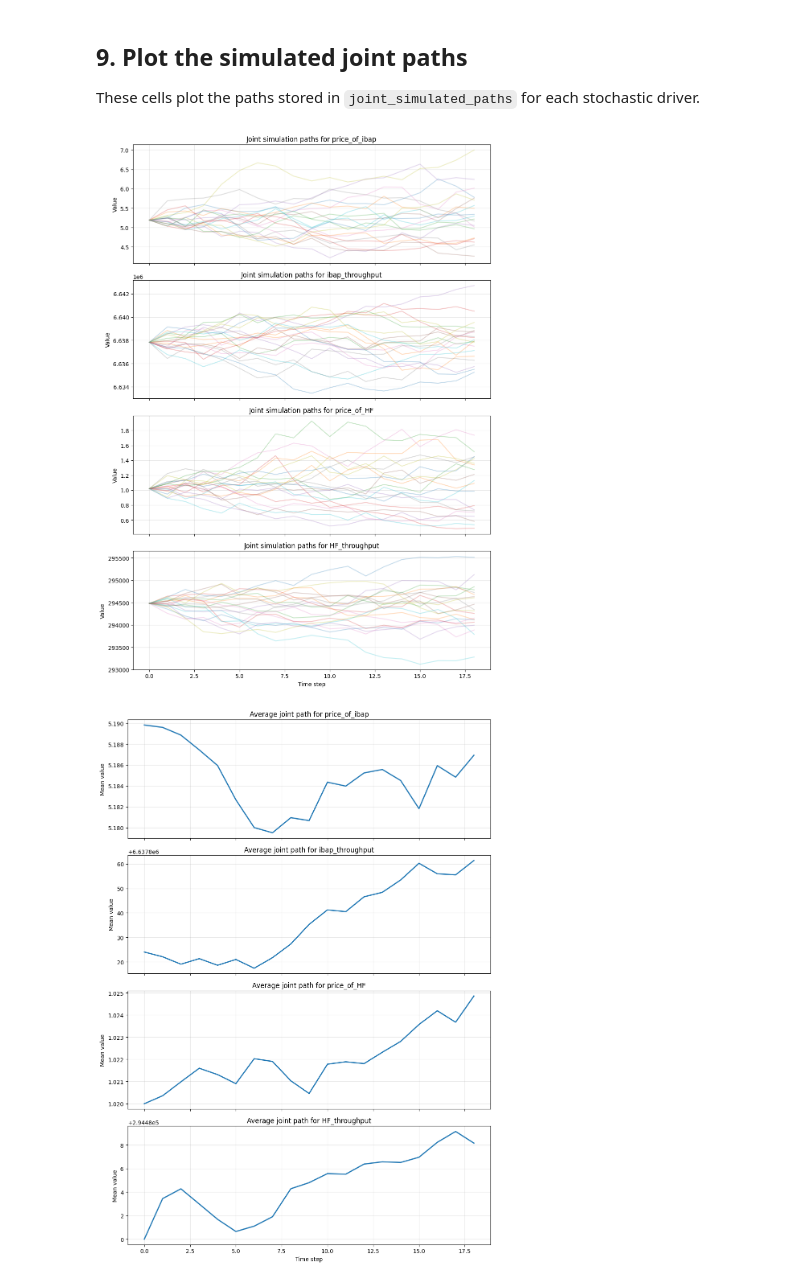
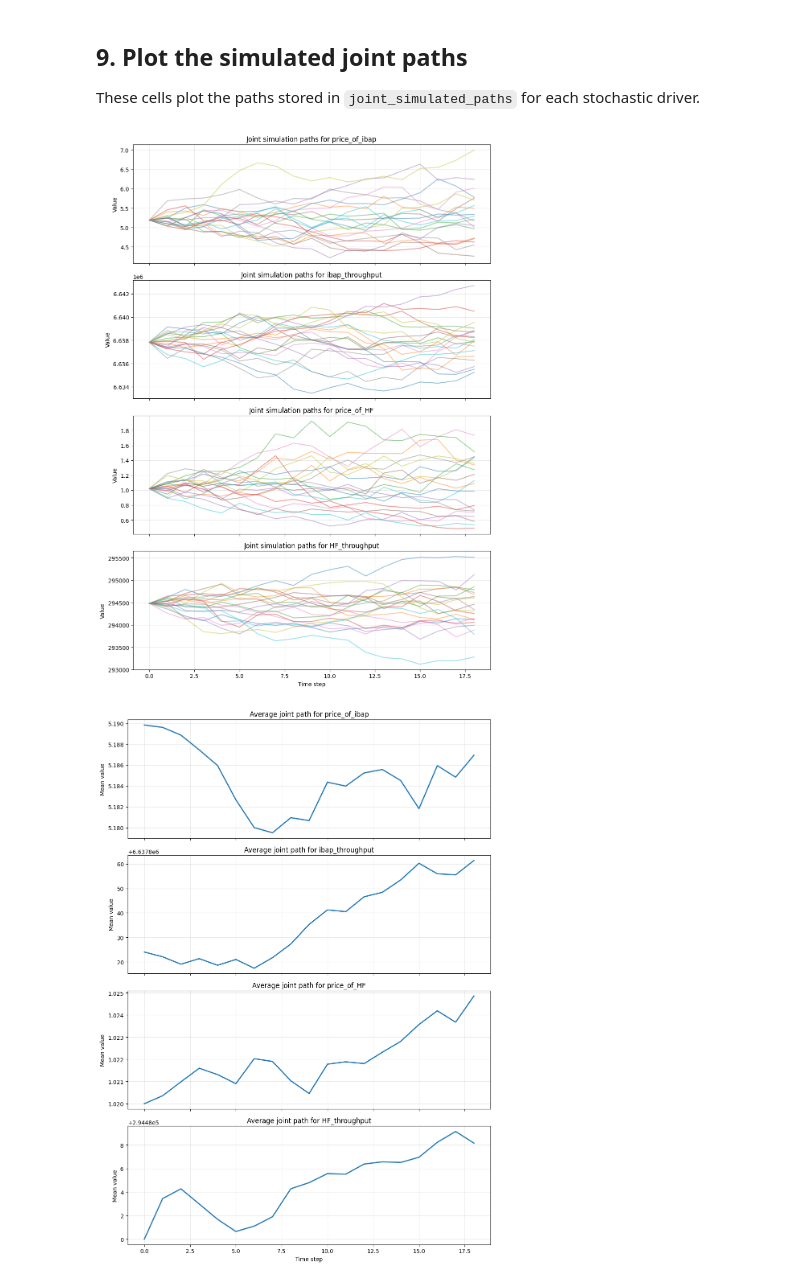
Before and after one commit to Spike-Chan-38/NUS-CN4119-Final-Year-Project-2026, a Jupyter notebook: monte_carlo_multidimGBM.ipynb, the cells around one changed output. Cells and saved outputs as stored; diff of their text form; code cells hidden in the pictures.

```diff
--- a/monte_carlo_multidimGBM.ipynb
+++ b/monte_carlo_multidimGBM.ipynb
@@ -579,19 +579,19 @@ n_paths_to_plot = 20
 # %%
 fig, axes = plt.subplots(len(joint_driver_names), 1, figsize=(10, 3.5 * len(joint_driver_names)), sharex=True)
 
 for ax, driver_name in zip(axes, joint_driver_names):
     driver_paths = joint_simulated_paths[driver_name]
     for sim_idx in range(min(n_paths_to_plot, driver_paths.shape[0])):
-        ax.plot(joint_time_grid, driver_paths[sim_idx, :], alpha=0.26)
+        ax.plot(joint_time_grid, driver_paths[sim_idx, :], alpha=0.46)
     ax.set_title(f"Joint simulation paths for {driver_name}")
     ax.set_ylabel("Value")
     ax.grid(alpha=0.3)
 
 axes[-1].set_xlabel("Time step")
 plt.tight_layout()
 plt.show()
 # %% [output]
-[figure, old version]
+[figure, new version]
 # %%
 # Optional: plot the average path across all simulations for each driver.
 fig, axes = plt.subplots(len(joint_driver_names), 1, figsize=(10, 3.5 * len(joint_driver_names)), sharex=True)
```
Also changed, not shown: 1 other file.
